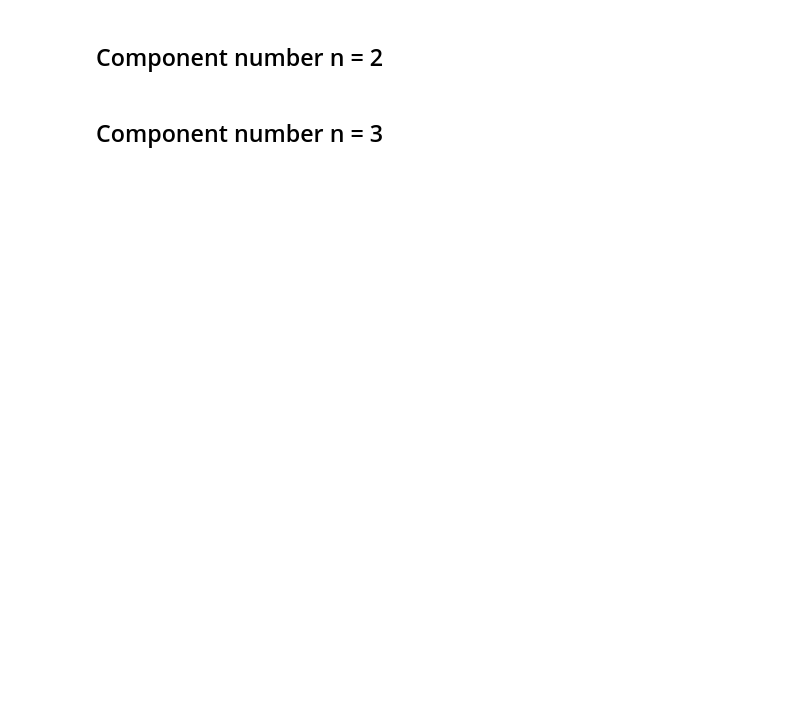
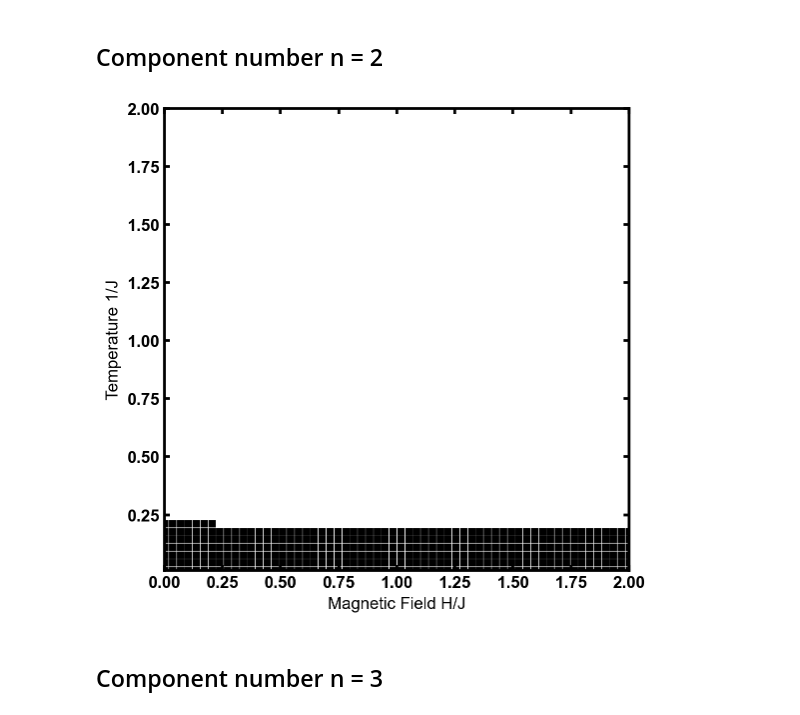
Before and after one commit to erbilcanartun/cubic-spin-systems, a Jupyter notebook: cubic_ising_phase_diagram.ipynb, the cells around one changed output. Drawn from its saved outputs; the diff is of its cells as text; code cells hidden in the pictures; blank space fills up the shorter version.

```diff
--- a/cubic_ising_phase_diagram.ipynb
+++ b/cubic_ising_phase_diagram.ipynb
@@ -224,3 +183,26 @@ notify(job_name=f"n{n}_H{fielddir}_p{p}", figure=fig, data_text="", server='gmai
+# %%
+# Plot the results
+fig, ax = plt.subplots(figsize=(6, 6))
+lw, fs = 2, 12
+
+ms = 4
+if disorder: ax.plot(np.array(disorder)[:,0], np.array(disorder)[:,1], ls="", marker="s", mfc=cdic["disorder"], mec=cdic["disorder"], ms=ms, alpha=1)
+if ferro: ax.plot(np.array(ferro)[:,0], np.array(ferro)[:,1], ls="", marker="s", mfc=cdic["ferro"], mec=cdic["ferro"], ms=ms, alpha=1)
+if x_aligned: ax.plot(np.array(x_aligned)[:,0], np.array(x_aligned)[:,1], ls="", marker="s", mfc=cdic["x_aligned"], mec=cdic["x_aligned"], ms=ms, alpha=1)
+if xy_aligned: ax.plot(np.array(xy_aligned)[:,0], np.array(xy_aligned)[:,1], ls="", marker="s", mfc=cdic["xy_aligned"], mec=cdic["xy_aligned"], ms=ms, alpha=1)
+if xory_aligned: ax.plot(np.array(xory_aligned)[:,0], np.array(xory_aligned)[:,1], ls="", marker="s", mfc=cdic["xory_aligned"], mec=cdic["xory_aligned"], ms=ms, alpha=1)
+if xy_alternating: ax.plot(np.array(xy_alternating)[:,0], np.array(xy_alternating)[:,1], ls="", marker="s", mfc=cdic["xy_alternating"], mec=cdic["xy_alternating"], ms=ms, alpha=1)
+if x_antiferro: ax.plot(np.array(x_antiferro)[:,0], np.array(x_antiferro)[:,1], ls="", marker="s", mfc=cdic["x_antiferro"], mec=cdic["x_antiferro"], ms=ms, alpha=1)
+if xory_antiferro: ax.plot(np.array(xory_antiferro)[:,0], np.array(xory_antiferro)[:,1], ls="", marker="s", mfc=cdic["xory_antiferro"], mec=cdic["xory_antiferro"], ms=ms, alpha=1)
+if unknown: ax.plot(np.array(unknown)[:,0], np.array(unknown)[:,1], ls="", marker="s", mfc=cdic["unknown"], mec=cdic["unknown"], ms=ms, alpha=1)
+if undetermined: ax.plot(np.array(undetermined)[:,0], np.array(undetermined)[:,1], ls="", marker="s", mfc=cdic["undetermined"], mec=cdic["undetermined"], ms=ms, alpha=1)
+ax.axis([HJ_values.min(), HJ_values.max(), T_values.min(), T_values.max()])
+ax.set_xlabel("Magnetic Field H/J", fontsize=fs)
+ax.set_ylabel("Temperature 1/J", fontsize=fs)
+ax.tick_params(axis="both", direction="in", labelbottom=True, labeltop=False, labelleft=True, labelright=False, bottom=True, top=True, left=True, right=True, length=4, width=lw, labelsize=fs)
+plt.show()
+# %% [output]
+[figure, added]
 # %% [markdown]
 ## Component number n = 3
 # %%
```
Also changed, not shown: parts of 6 cells of this notebook.
